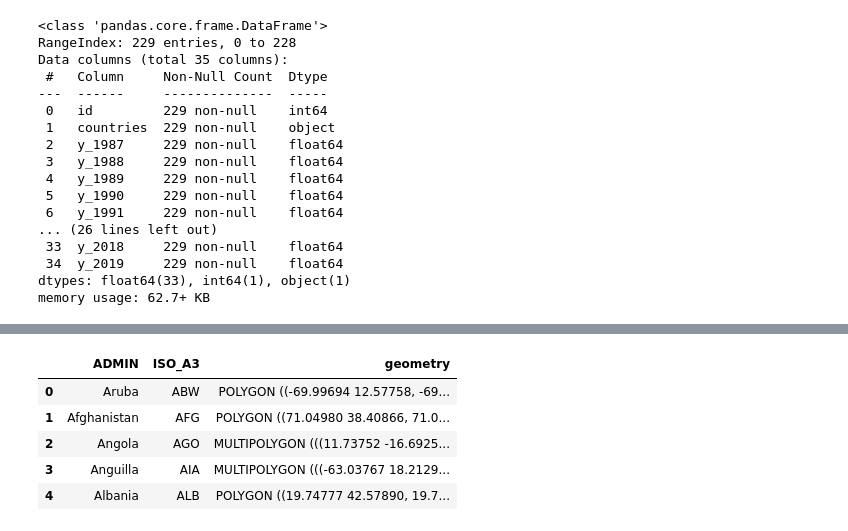
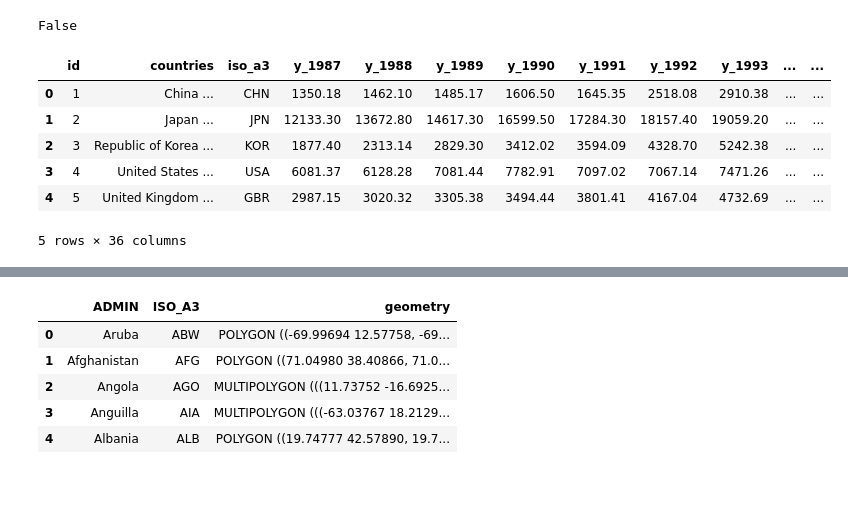
Before and after one commit to tonyzhao668/project2_challenge, a Jupyter notebook: pddata.ipynb, the cells around one changed output, grey strips where cells are left out. Saved outputs shown, nothing was run; the diff lists cells and outputs as text; code cells hidden in the pictures; blank space fills up the shorter version.

```diff
--- a/pddata.ipynb
+++ b/pddata.ipynb
@@ -26,20 +26,5 @@ export_df.head()
-# %%
-export_df.info()
-# %% [output]
-<class 'pandas.core.frame.DataFrame'>
-RangeIndex: 229 entries, 0 to 228
-Data columns (total 35 columns):
- #   Column     Non-Null Count  Dtype
----  ------     --------------  -----
- 0   id         229 non-null    int64
- 1   countries  229 non-null    object
- 2   y_1987     229 non-null    float64
- 3   y_1988     229 non-null    float64
- 4   y_1989     229 non-null    float64
- 5   y_1990     229 non-null    float64
- 6   y_1991     229 non-null    float64
-... (26 lines left out)
- 33  y_2018     229 non-null    float64
- 34  y_2019     229 non-null    float64
-dtypes: float64(33), int64(1), object(1)
-memory usage: 62.7+ KB
+# %%
+exfiltered_df = export_df.dropna(how='any')
+exfiltered_df.isnull().values.any()
+# %% [output]
+False
@@ -46,2 +34,12 @@ memory usage: 62.7+ KB
+# %%
+exfiltered_df.head()
+# %% [output]
+|  | id | countries | iso_a3 | y_1987 | y_1988 | y_1989 | y_1990 | y_1991 | y_1992 | y_1993 | ... | ... |
+| 0 | 1 | China ... | CHN | 1350.18 | 1462.10 | 1485.17 | 1606.50 | 1645.35 | 2518.08 | 2910.38 | ... | ... |
+| 1 | 2 | Japan ... | JPN | 12133.30 | 13672.80 | 14617.30 | 16599.50 | 17284.30 | 18157.40 | 19059.20 | ... | ... |
+| 2 | 3 | Republic of Korea ... | KOR | 1877.40 | 2313.14 | 2829.30 | 3412.02 | 3594.09 | 4328.70 | 5242.38 | ... | ... |
+| 3 | 4 | United States ... | USA | 6081.37 | 6128.28 | 7081.44 | 7782.91 | 7097.02 | 7067.14 | 7471.26 | ... | ... |
+| 4 | 5 | United Kingdom ... | GBR | 2987.15 | 3020.32 | 3305.38 | 3494.44 | 3801.41 | 4167.04 | 4732.69 | ... | ... |
+5 rows × 36 columns
 # %%
 import_df = psql.read_sql('SELECT * FROM import', connection)
```
Also changed, not shown: parts of 51 cells of this notebook, 54 other files.
